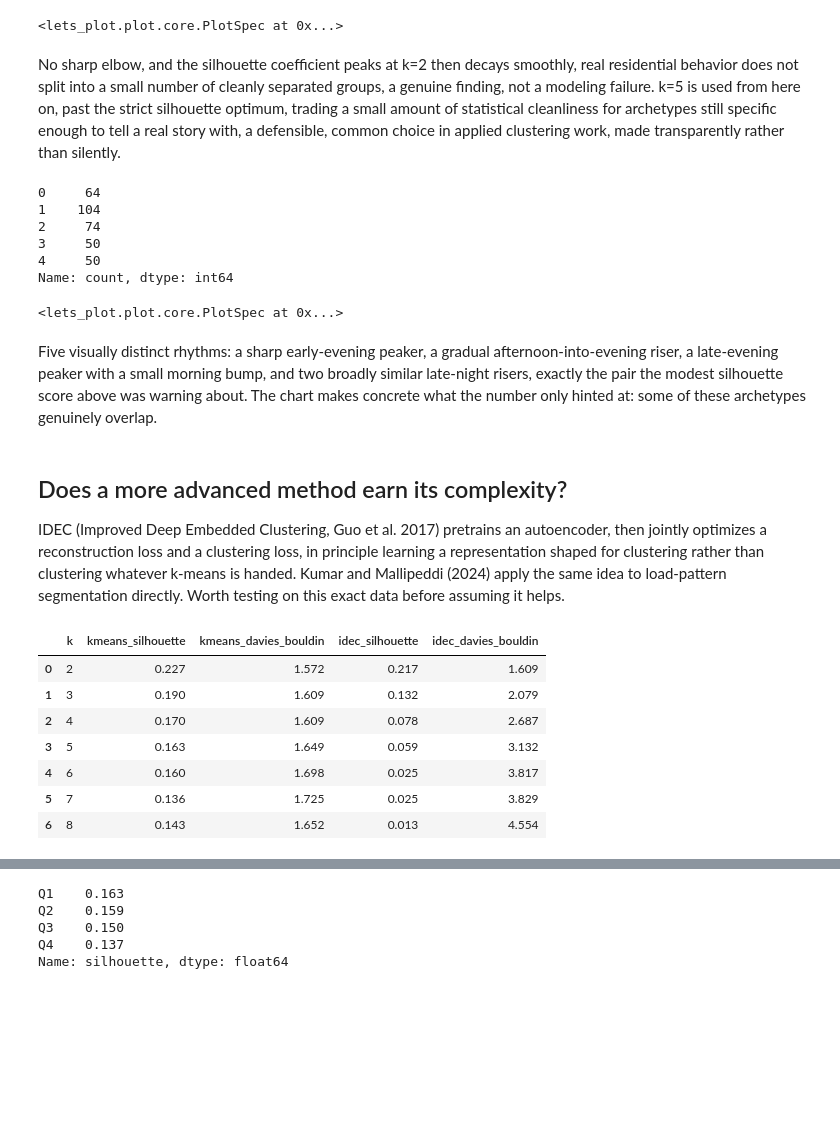
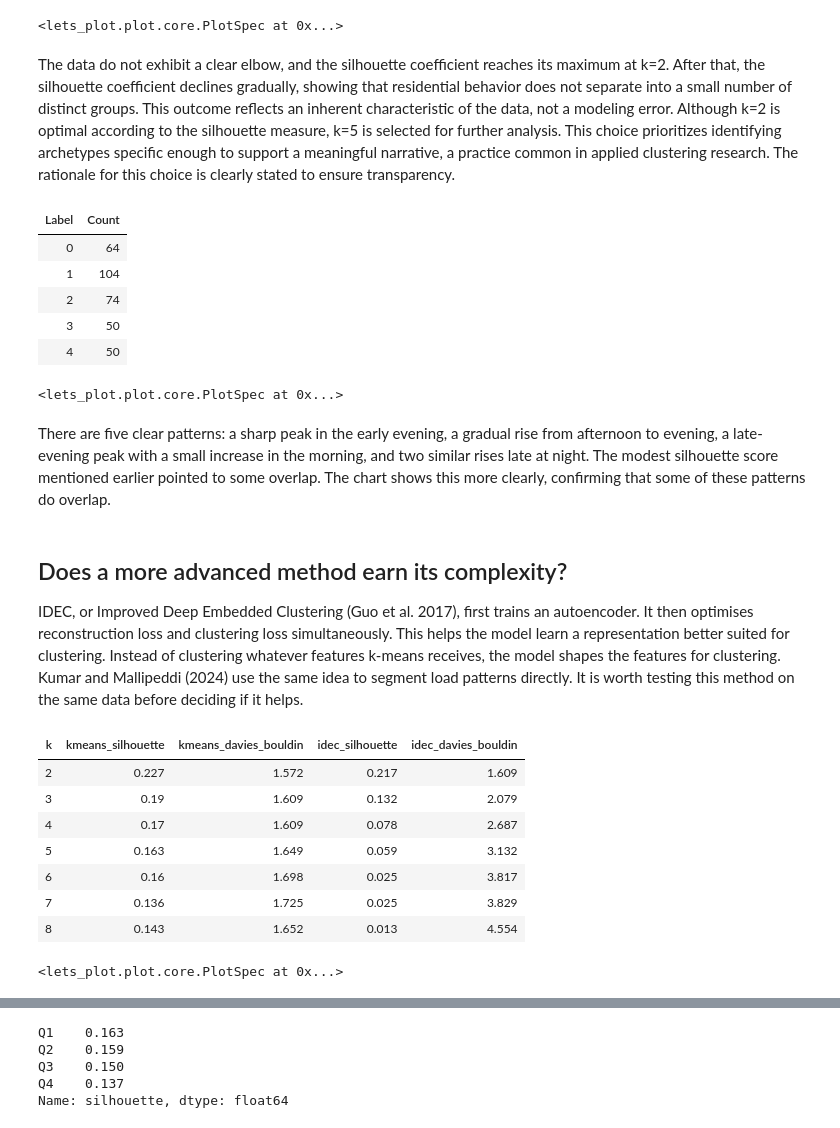
Before and after one commit to sambaiga/ml-energy-disaggregation, a Jupyter notebook: book/04-grid-edge/04-customer-feeder-clustering-code.ipynb, the cells around one changed output, grey strips where cells are left out. Saved outputs shown, nothing was run; the diff lists cells and outputs as text; code cells hidden in the pictures; blank space fills up the shorter version.

```diff
--- a/book/04-grid-edge/04-customer-feeder-clustering-code.ipynb
+++ b/book/04-grid-edge/04-customer-feeder-clustering-code.ipynb
@@ -152,27 +145,23 @@ validity_curve(scores)
 # %% [output]
 <lets_plot.plot.core.PlotSpec at 0x...>
 # %% [markdown]
-No sharp elbow, and the silhouette coefficient peaks at k=2 then
-decays smoothly, real residential behavior does not split into a small
-number of cleanly separated groups, a genuine finding, not a modeling
-failure. k=5 is used from here on, past the strict silhouette optimum,
-trading a small amount of statistical cleanliness for archetypes still
-specific enough to tell a real story with, a defensible, common choice in
-applied clustering work, made transparently rather than silently.
+The data do not exhibit a clear elbow, and the silhouette coefficient reaches its maximum at k=2. After that, the silhouette coefficient declines gradually, showing that residential behavior does not separate into a small number of distinct groups. This outcome reflects an inherent characteristic of the data, not a modeling error. Although k=2 is optimal according to the silhouette measure, k=5 is selected for further analysis. This choice prioritizes identifying archetypes specific enough to support a meaningful narrative, a practice common in applied clustering research. The rationale for this choice is clearly stated to ensure transparency.
 # %%
 from sklearn.cluster import KMeans
 
 N_CLUSTERS = 5
 kmeans = KMeans(n_clusters=N_CLUSTERS, n_init=20, random_state=0)
 labels = kmeans.fit_predict(X)
-pd.Series(labels).value_counts().sort_index()
+table = pd.DataFrame({"labels": labels}).value_counts().sort_index().reset_index()
+table.columns = ["Label", "Count"]
+themed_gt(GT(table))
 # %% [output]
-0     64
-1    104
-2     74
-3     50
-4     50
-Name: count, dtype: int64
+| Label | Count |
+| 0 | 64 |
+| 1 | 104 |
+| 2 | 74 |
+| 3 | 50 |
+| 4 | 50 |
 # %%
 from ark.plot.clustering import cluster_profiles
 
@@ -187,49 +177,39 @@ cluster_profiles(
 # %% [output]
 <lets_plot.plot.core.PlotSpec at 0x...>
 # %% [markdown]
-Five visually distinct rhythms: a sharp early-evening peaker, a
-gradual afternoon-into-evening riser, a late-evening peaker with a small
-morning bump, and two broadly similar late-night risers, exactly the pair
-the modest silhouette score above was warning about. The chart makes
-concrete what the number only hinted at: some of these archetypes
-genuinely overlap.
+There are five clear patterns: a sharp peak in the early evening, a gradual rise from afternoon to evening, a late-evening peak with a small increase in the morning, and two similar rises late at night. The modest silhouette score mentioned earlier pointed to some overlap. The chart shows this more clearly, confirming that some of these patterns do overlap.
 # %% [markdown]
 ## Does a more advanced method earn its complexity?
 
-IDEC (Improved Deep Embedded Clustering, Guo et al. 2017) pretrains an
-autoencoder, then jointly optimizes a reconstruction loss and a
-clustering loss, in principle learning a representation shaped for
-clustering rather than clustering whatever k-means is handed. Kumar and
-Mallipeddi (2024) apply the same idea to load-pattern segmentation
-directly. Worth testing on this exact data before assuming it helps.
+IDEC, or Improved Deep Embedded Clustering (Guo et al. 2017), first trains an autoencoder. It then optimises reconstruction loss and clustering loss simultaneously. This helps the model learn a representation better suited for clustering. Instead of clustering whatever features k-means receives, the model shapes the features for clustering. Kumar and Mallipeddi (2024) use the same idea to segment load patterns directly. It is worth testing this method on the same data before deciding if it helps.
 # %%
 from sklearn.metrics import davies_bouldin_score, silhouette_score
 
 from ark.cluster.idec import fit_idec
 
 comparison_rows = []
 for k in range(2, 9):
     km = KMeans(n_clusters=k, n_init=20, random_state=0)
     km_labels = km.fit_predict(X)
     _, idec_labels = fit_idec(X, n_clusters=k, random_state=0)
     comparison_rows.append(
         {
             "k": k,
             "kmeans_silhouette": silhouette_score(X, km_labels),
             "kmeans_davies_bouldin": davies_bouldin_score(X, km_labels),
             "idec_silhouette": silhouette_score(X, idec_labels),
             "idec_davies_bouldin": davies_bouldin_score(X, idec_labels),
         }
     )
 
 comparison_df = pd.DataFrame(comparison_rows)
-comparison_df.round(3)
+themed_gt(GT(comparison_df.round(3)))
 # %% [output]
-|  | k | kmeans_silhouette | kmeans_davies_bouldin | idec_silhouette | idec_davies_bouldin |
-| 0 | 2 | 0.227 | 1.572 | 0.217 | 1.609 |
-| 1 | 3 | 0.190 | 1.609 | 0.132 | 2.079 |
-| 2 | 4 | 0.170 | 1.609 | 0.078 | 2.687 |
-| 3 | 5 | 0.163 | 1.649 | 0.059 | 3.132 |
-| 4 | 6 | 0.160 | 1.698 | 0.025 | 3.817 |
-| 5 | 7 | 0.136 | 1.725 | 0.025 | 3.829 |
-| 6 | 8 | 0.143 | 1.652 | 0.013 | 4.554 |
+| k | kmeans_silhouette | kmeans_davies_bouldin | idec_silhouette | idec_davies_bouldin |
+| 2 | 0.227 | 1.572 | 0.217 | 1.609 |
+| 3 | 0.19 | 1.609 | 0.132 | 2.079 |
+| 4 | 0.17 | 1.609 | 0.078 | 2.687 |
+| 5 | 0.163 | 1.649 | 0.059 | 3.132 |
+| 6 | 0.16 | 1.698 | 0.025 | 3.817 |
+| 7 | 0.136 | 1.725 | 0.025 | 3.829 |
+| 8 | 0.143 | 1.652 | 0.013 | 4.554 |
@@ -236,3 +222,21 @@ comparison_df.round(3)
+# %%
+scores_long = scores_normalized.melt(id_vars="k", var_name="metric", value_name="normalized_score")
+p = (
+    ggplot(scores_long, aes(x="k", y="normalized_score", color="metric"))
+    + geom_line()
+    + geom_point(size=3)
+    + scale_color_manual(values=BRAND_PALETTE)
+    + labs(
+        x="Number of clusters (k)",
+        y="Normalized score",
+        color="Score",
+        title="Validity scores by k",
+    )
+    + ggsize(width=600, height=400)
+)
+p + modern_theme()
+# %% [output]
+<lets_plot.plot.core.PlotSpec at 0x...>
 # %% [markdown]
 ::: {.ark-mistake}
 
```
Also changed, not shown: parts of 13 cells of this notebook.
